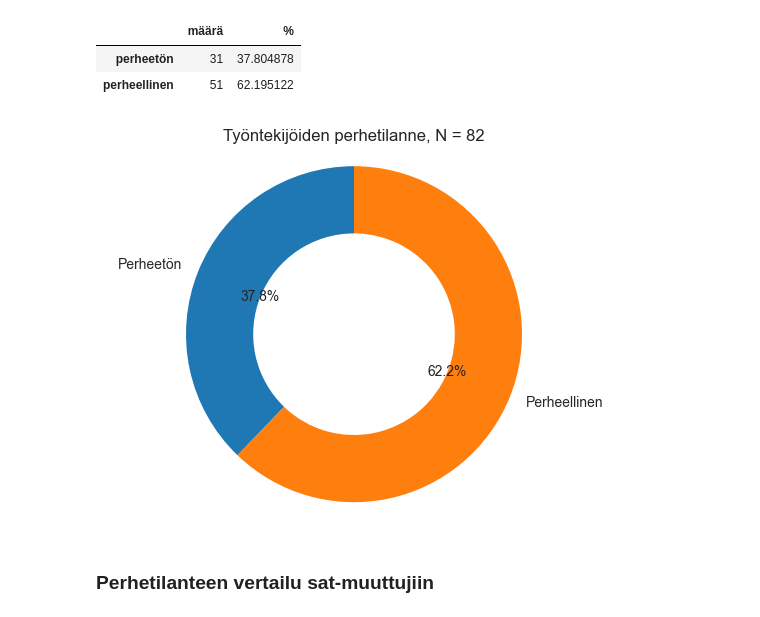
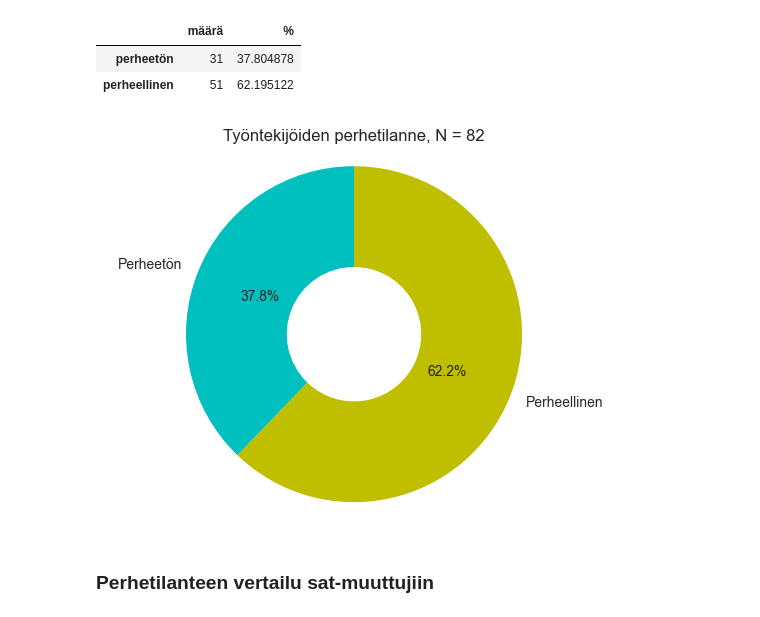
Before and after one commit to Hildura/Tiedonk-sittely-Pytjonilla-Ryhm-5, a Jupyter notebook: Projekti/Analyzing_WorkPlaceSatisfactionSurveyData.ipynb, the cells around one changed output. Cells and saved outputs as stored; diff of their text form; code cells hidden in the pictures.

```diff
--- a/Projekti/Analyzing_WorkPlaceSatisfactionSurveyData.ipynb
+++ b/Projekti/Analyzing_WorkPlaceSatisfactionSurveyData.ipynb
@@ -224,12 +224,13 @@ df_family_prosentti
 # %%
 labels = ['Perheetön', 'Perheellinen']
 values = df_family_prosentti['%']
-plt.pie(values, labels=labels, autopct='%1.1f%%', startangle=90, wedgeprops=dict(width=0.4))
+colors = ['c', 'y']
+plt.pie(values, labels=labels, autopct='%1.1f%%', startangle=90, wedgeprops=dict(width=0.6), colors=colors)
 plt.axis('equal')
 plt.title('Työntekijöiden perhetilanne, N = 82')
 plt.show()
 # %% [output]
-[figure, old version]
+[figure, new version]
 # %% [markdown]
 ### Perhetilanteen vertailu sat-muuttujiin
 # %% [markdown]
```
Also changed, not shown: parts of 8 cells of this notebook.
